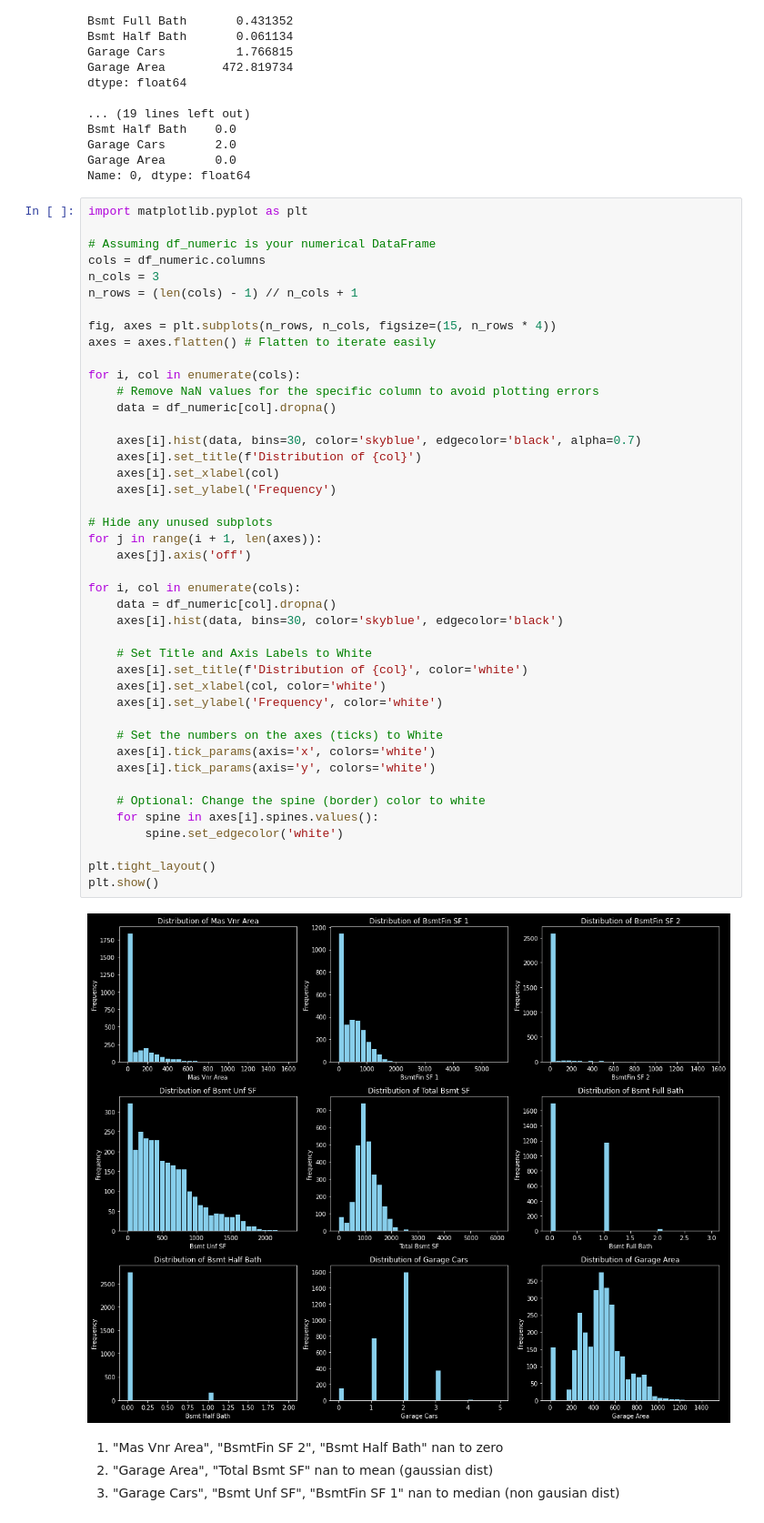
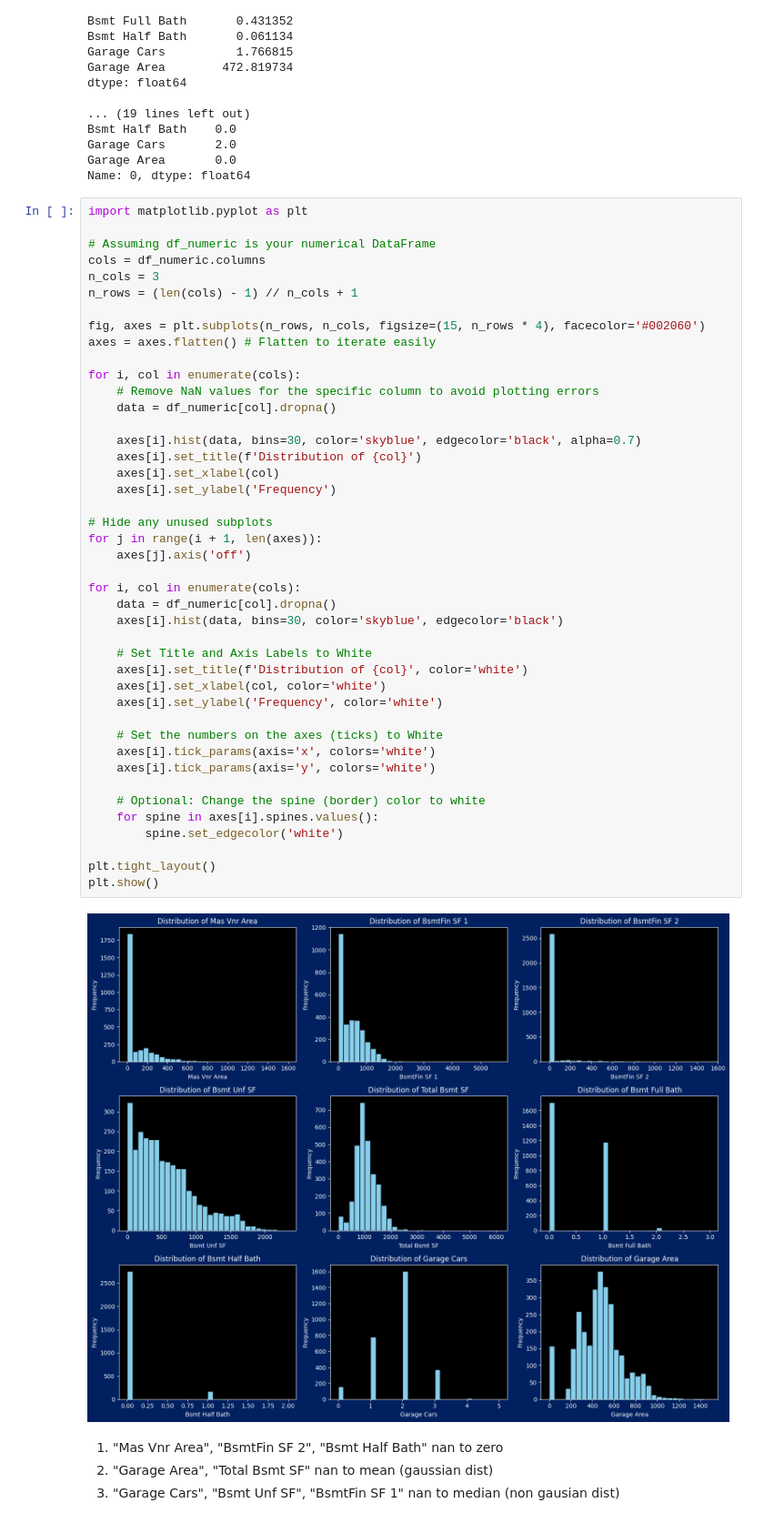
Before and after one commit to princekain/Machine_Learning, a Jupyter notebook: Exploratory DS/EDA.ipynb, the cells around one changed output. Shown at 91% size. Saved outputs shown, nothing was run; the diff lists cells and outputs as text.

```diff
--- a/Exploratory DS/EDA.ipynb
+++ b/Exploratory DS/EDA.ipynb
@@ -190,7 +192,7 @@ cols = df_numeric.columns
 n_cols = 3
 n_rows = (len(cols) - 1) // n_cols + 1
 
-fig, axes = plt.subplots(n_rows, n_cols, figsize=(15, n_rows * 4))
+fig, axes = plt.subplots(n_rows, n_cols, figsize=(15, n_rows * 4), facecolor='#002060')
 axes = axes.flatten() # Flatten to iterate easily
 
 for i, col in enumerate(cols):
@@ -199,34 +201,34 @@ for i, col in enumerate(cols):
 
     axes[i].hist(data, bins=30, color='skyblue', edgecolor='black', alpha=0.7)
     axes[i].set_title(f'Distribution of {col}')
     axes[i].set_xlabel(col)
     axes[i].set_ylabel('Frequency')
 
 # Hide any unused subplots
 for j in range(i + 1, len(axes)):
     axes[j].axis('off')
 
 for i, col in enumerate(cols):
     data = df_numeric[col].dropna()
     axes[i].hist(data, bins=30, color='skyblue', edgecolor='black')
 
     # Set Title and Axis Labels to White
     axes[i].set_title(f'Distribution of {col}', color='white')
     axes[i].set_xlabel(col, color='white')
     axes[i].set_ylabel('Frequency', color='white')
 
     # Set the numbers on the axes (ticks) to White
     axes[i].tick_params(axis='x', colors='white')
     axes[i].tick_params(axis='y', colors='white')
 
     # Optional: Change the spine (border) color to white
     for spine in axes[i].spines.values():
         spine.set_edgecolor('white')
 
 plt.tight_layout()
 plt.show()
 # %% [output]
-[figure, old version]
+[figure, new version]
 # %% [markdown]
 1. "Mas Vnr Area", "BsmtFin SF 2", "Bsmt Half Bath" nan to zero
 2. "Garage Area", "Total Bsmt SF" nan to mean (gaussian dist)
```
Also changed, not shown: parts of 11 cells of this notebook, 23 other files.
